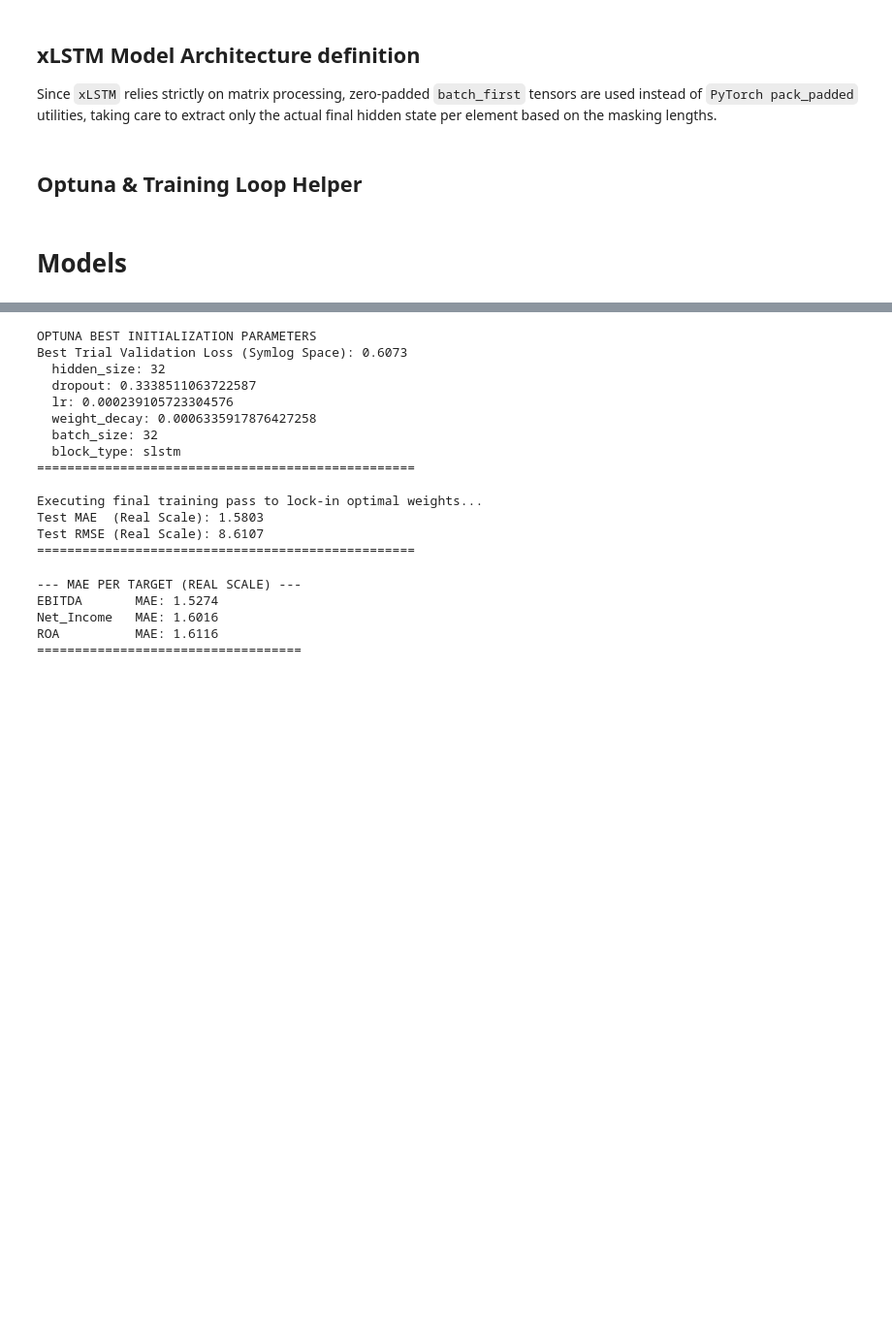
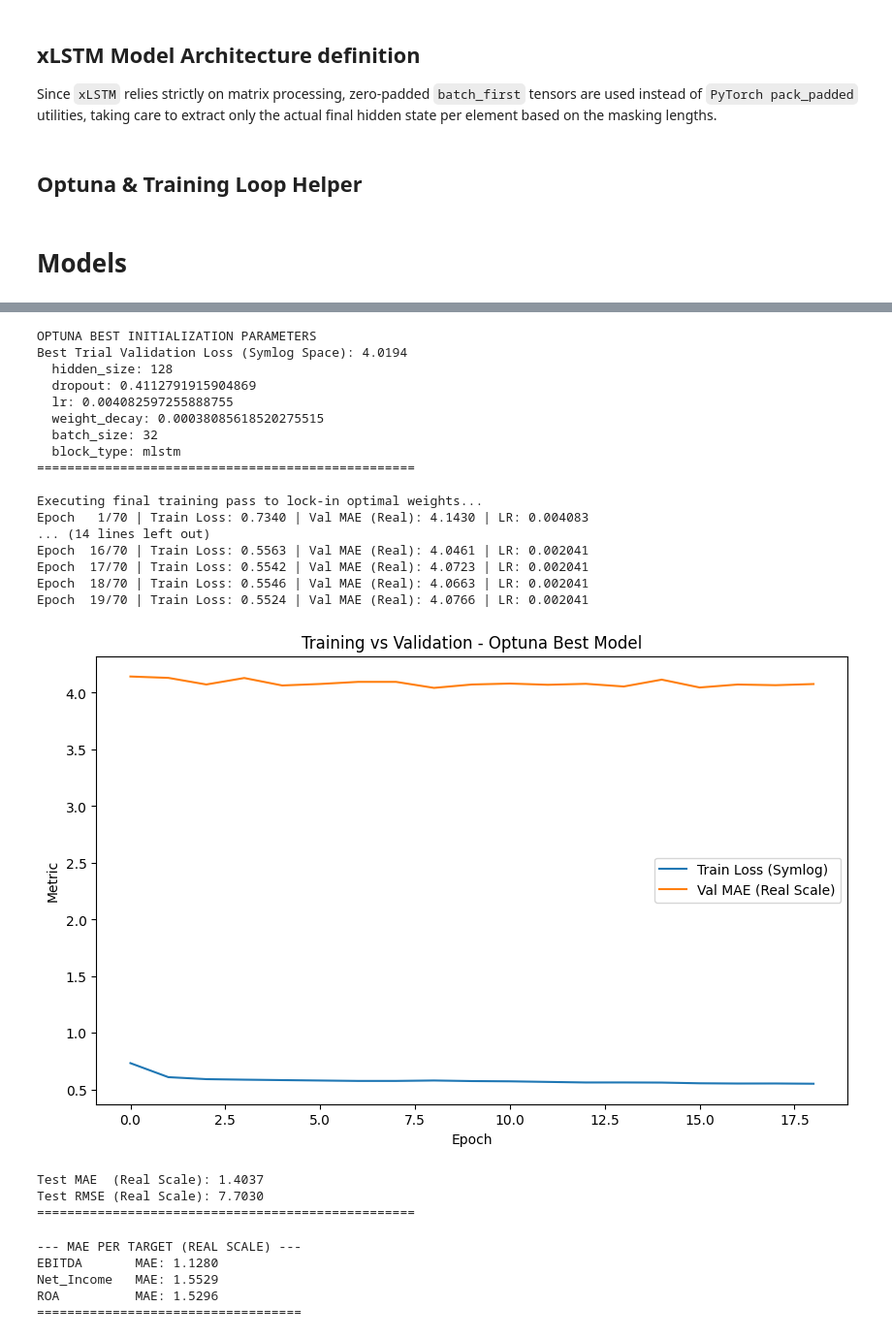
Before and after one commit to dvdbaggio/Mixed-Frequency-Forecasting, a Jupyter notebook: Model/xlstm_shallow.ipynb, the cells around one changed output, grey strips where cells are left out. Shown at 97% size. Saved outputs shown, nothing was run; the diff lists cells and outputs as text; code cells hidden in the pictures; blank space fills up the shorter version.

```diff
--- a/Model/xlstm_shallow.ipynb
+++ b/Model/xlstm_shallow.ipynb
@@ -49,9 +49,9 @@ DEFAULT_LOOKBACK_DAYS = 365
 
 MAX_EPOCHS = 70
 PATIENCE = 10
-TRAIN_YEAR_CUTOFF = 2019
-VALID_YEAR_CUTOFF = 2021
-OPTUNA_TRIALS = 70
+TRAIN_YEAR_CUTOFF = 2020
+VALID_YEAR_CUTOFF = 2022
+OPTUNA_TRIALS = 50
 SEED = 42
 
 random.seed(SEED)
@@ -713,50 +722,66 @@ final_model = ImprovedShallow_xLSTM(
     input_size=len(selected_indices),
     hidden_size=study.best_trial.params["hidden_size"],
     num_targets=len(PREDICTION_TARGETS),
     dropout=study.best_trial.params["dropout"],
     block_type=study.best_trial.params["block_type"]
 )
 
 print("Executing final training pass to lock-in optimal weights...")
 train_loader_final = DataLoader(ImprovedYoYDatasetMTL(mtl_train_data, robust_scaler, selected_indices), batch_size=optimal_batch_size, shuffle=True, collate_fn=collate_fn_improved_mtl)
 val_loader_final = DataLoader(ImprovedYoYDatasetMTL(mtl_val_data, robust_scaler, selected_indices), batch_size=optimal_batch_size, shuffle=False, collate_fn=collate_fn_improved_mtl)
 
-_ = train_model(
+result = train_model(
     model=final_model,
     train_loader=train_loader_final,
     val_loader=val_loader_final,
     criterion=nn.L1Loss(),
     lr=study.best_trial.params["lr"],
     weight_decay=study.best_trial.params["weight_decay"],
     epochs=MAX_EPOCHS,
     patience=PATIENCE,
     device=DEVICE
 )
 
+plt.figure(figsize=(10, 6))
+plt.plot(result["history"]["train_loss"], label="Train Loss (Symlog)")
+plt.plot(result["history"]["val_loss"], label="Val MAE (Real Scale)")
+plt.xlabel("Epoch")
+plt.ylabel("Metric")
+plt.title("Training vs Validation - Optuna Best Model")
+plt.legend()
+plt.show()
+
 final_model.load_state_dict(torch.torch.load('best_xlstm_model.pth', map_location=DEVICE))
 real_mae, real_rmse = evaluate_real_metrics(final_model, test_loader, DEVICE)
 # %% [output]
 OPTUNA BEST INITIALIZATION PARAMETERS
-Best Trial Validation Loss (Symlog Space): 0.6073
-  hidden_size: 32
-  dropout: 0.3338511063722587
-  lr: 0.000239105723304576
-  weight_decay: 0.0006335917876427258
+Best Trial Validation Loss (Symlog Space): 4.0194
+  hidden_size: 128
+  dropout: 0.4112791915904869
+  lr: 0.004082597255888755
+  weight_decay: 0.00038085618520275515
   batch_size: 32
-  block_type: slstm
+  block_type: mlstm
 ==================================================
 
 Executing final training pass to lock-in optimal weights...
-Test MAE  (Real Scale): 1.5803
-Test RMSE (Real Scale): 8.6107
-==================================================
+Epoch   1/70 | Train Loss: 0.7340 | Val MAE (Real): 4.1430 | LR: 0.004083
+... (14 lines left out)
+Epoch  16/70 | Train Loss: 0.5563 | Val MAE (Real): 4.0461 | LR: 0.002041
+Epoch  17/70 | Train Loss: 0.5542 | Val MAE (Real): 4.0723 | LR: 0.002041
+Epoch  18/70 | Train Loss: 0.5546 | Val MAE (Real): 4.0663 | LR: 0.002041
+Epoch  19/70 | Train Loss: 0.5524 | Val MAE (Real): 4.0766 | LR: 0.002041
+[figure, added]
+Test MAE  (Real Scale): 1.4037
+Test RMSE (Real Scale): 7.7030
+==================================================
 # %%
 per_target_results = evaluate_per_target_metrics(final_model, test_loader, DEVICE, PREDICTION_TARGETS)
 # %% [output]
 --- MAE PER TARGET (REAL SCALE) ---
-EBITDA       MAE: 1.5274
-Net_Income   MAE: 1.6016
-ROA          MAE: 1.6116
+EBITDA       MAE: 1.1280
+Net_Income   MAE: 1.5529
+ROA          MAE: 1.5296
 ===================================
 # %%
 class Hybrid_xLSTM(nn.Module):
```
Also changed, not shown: parts of 21 cells of this notebook, 4 other files.
